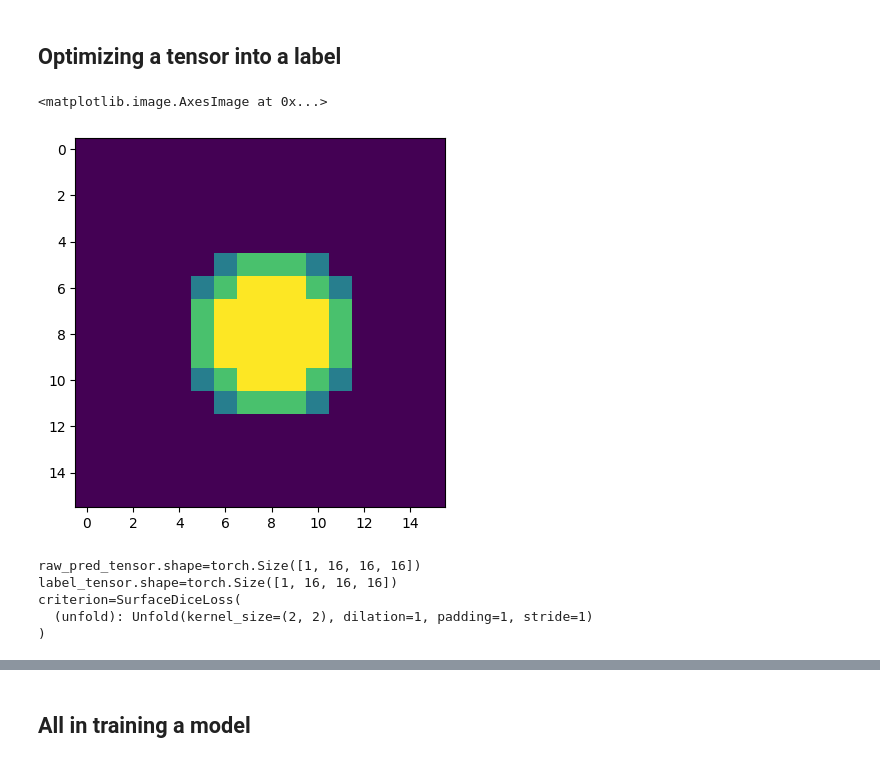
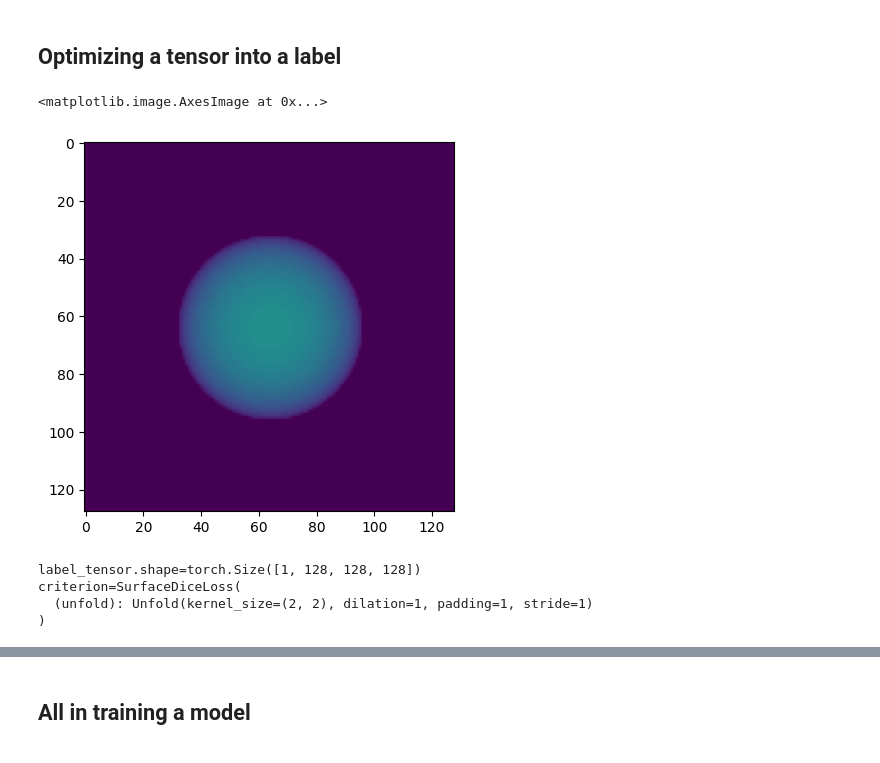
Before and after one commit to viktorcikojevic/kaggle_sennet, a Jupyter notebook: notebooks/exp_surface_loss_sanity_check.ipynb, the cells around one changed output, grey strips where cells are left out. Cells and saved outputs as stored; diff of their text form; code cells hidden in the pictures.

```diff
--- a/notebooks/exp_surface_loss_sanity_check.ipynb
+++ b/notebooks/exp_surface_loss_sanity_check.ipynb
@@ -33,35 +49,44 @@ def build_sphere_data(cube_size: int, center_zyx: np.ndarray, radius: int):
 # %% [markdown]
 ## Optimizing a tensor into a label
 # %%
-cube_size = 16
+cube_size = 128
 center = np.full(3, cube_size/2)
+# center = np.random.uniform(0, cube_size, 3)
 radius = cube_size / 4
 _, label = build_sphere_data(cube_size, center, radius)
 
-plt.imshow(label.sum(0))
+# label[:] = 1
+# label[:] = 0
+
+plt.imshow(label.mean(0), vmin=0, vmax=1)
 # %% [output]
 <matplotlib.image.AxesImage at 0x...>
-[figure, old version]
+[figure, new version]
 # %%
 label_tensor = torch.from_numpy(label).unsqueeze(0).to(device).float()
 
-pred_tensor = torch.rand((1, cube_size, cube_size, cube_size)).to(device)
+# pred_tensor = torch.rand((1, cube_size, cube_size, cube_size)).to(device)
+pred_tensor = torch.full((1, cube_size, cube_size, cube_size), 0.99999).to(device)
+# pred_tensor = torch.full((1, cube_size, cube_size, cube_size), 0.5).to(device)
+# pred_tensor = torch.full((1, cube_size, cube_size, cube_size), 0.0001).to(device)
 raw_pred_tensor = torch.log(pred_tensor / (1 - pred_tensor + 1e-8))
 raw_pred_tensor = raw_pred_tensor.requires_grad_(True)
 
+# pred_tensor = torch.ones((1, cube_size, cube_size, cube_size)).to(device) * 1.0
+# pred_tensor = pred_tensor.requires_grad_(True)
+
 # criterion = nn.BCEWithLogitsLoss()
 # criterion = DiceLoss()
-criterion = SurfaceDiceLoss(device=device)
+criterion = SurfaceDiceLoss(smooth=1e-6, device=device, verbose=False)
 
-# optim = torch.optim.SGD([raw_pred_tensor], lr=20.0)
-optim = torch.optim.AdamW([raw_pred_tensor], lr=1.0)
+optim = torch.optim.AdamW([raw_pred_tensor], lr=1e-1)
+# optim = torch.optim.AdamW([pred_tensor], lr=1e-1)
 
-print(f"{raw_pred_tensor.shape=}")
+# print(f"{torch.sigmoid(raw_pred_tensor).min()}, {torch.sigmoid(raw_pred_tensor).max()}")
 print(f"{label_tensor.shape=}")
 print(f"{criterion=}")
 # %% [output]
-raw_pred_tensor.shape=torch.Size([1, 16, 16, 16])
-label_tensor.shape=torch.Size([1, 16, 16, 16])
+label_tensor.shape=torch.Size([1, 128, 128, 128])
 criterion=SurfaceDiceLoss(
   (unfold): Unfold(kernel_size=(2, 2), dilation=1, padding=1, stride=1)
 )
```
Also changed, not shown: parts of 17 cells of this notebook, 2 other files.
